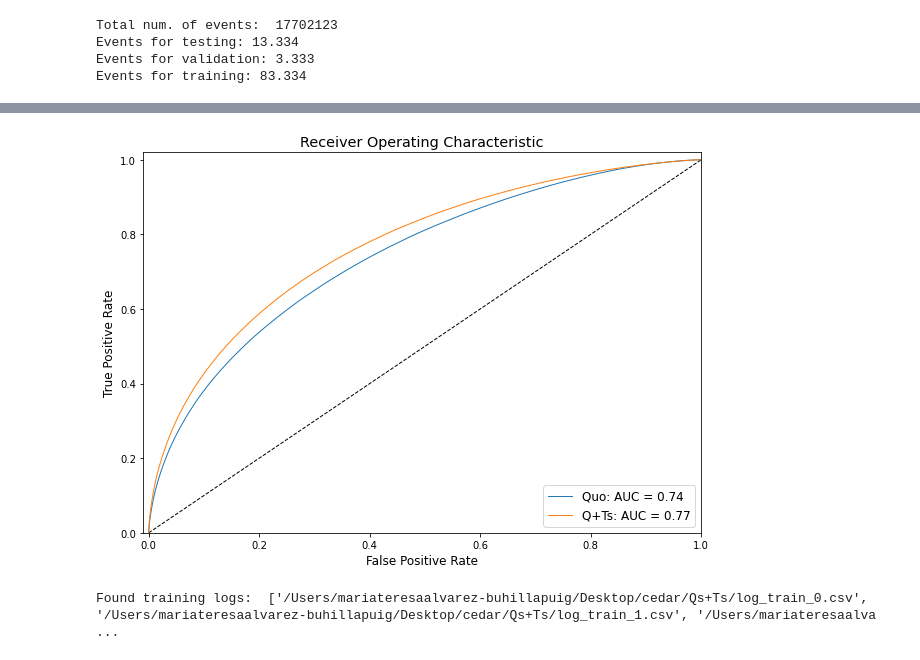
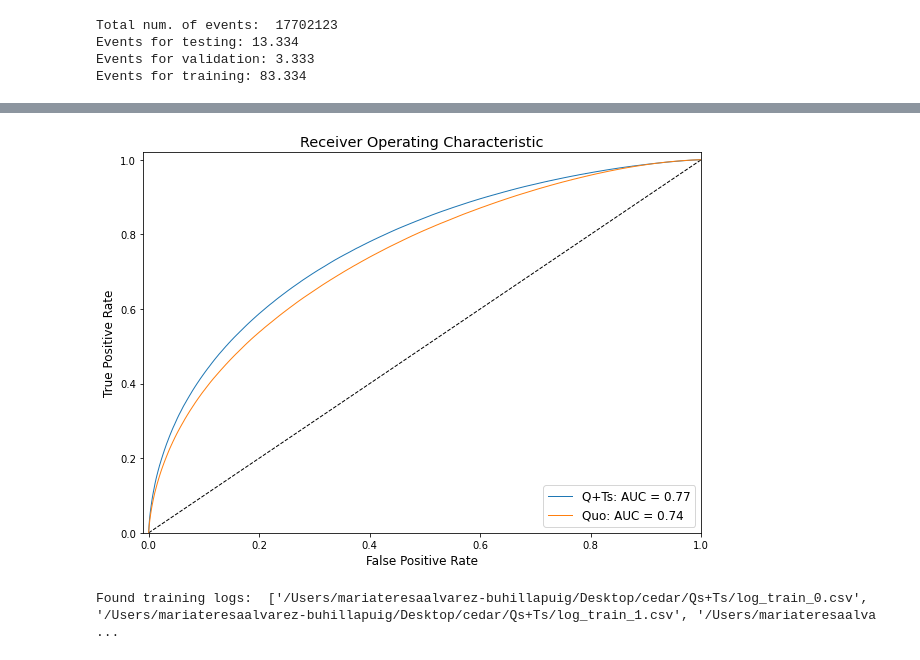
Before and after one commit to inakierregueab/WatChMaL, a Jupyter notebook: notebooks/time_as_channel/exploration_time.ipynb, the cells around one changed output, grey strips where cells are left out. Saved outputs shown, nothing was run; the diff lists cells and outputs as text; code cells hidden in the pictures.

```diff
--- a/notebooks/time_as_channel/exploration_time.ipynb
+++ b/notebooks/time_as_channel/exploration_time.ipynb
@@ -180,7 +210,8 @@ df.head(len(subfolders))
 # %%
+models_to_roc=['Q+Ts','Quo']
 draw_roc_curve(base_path, labels, models_to_roc)
 # %% [output]
-[figure, old version]
+[figure, new version]
 # %%
 disp_learn_hist(base_path+'Qs+Ts', losslims=(0.46, 0.73))
 # %% [output]
```
Also changed, not shown: parts of 10 cells of this notebook, 1 other file.
